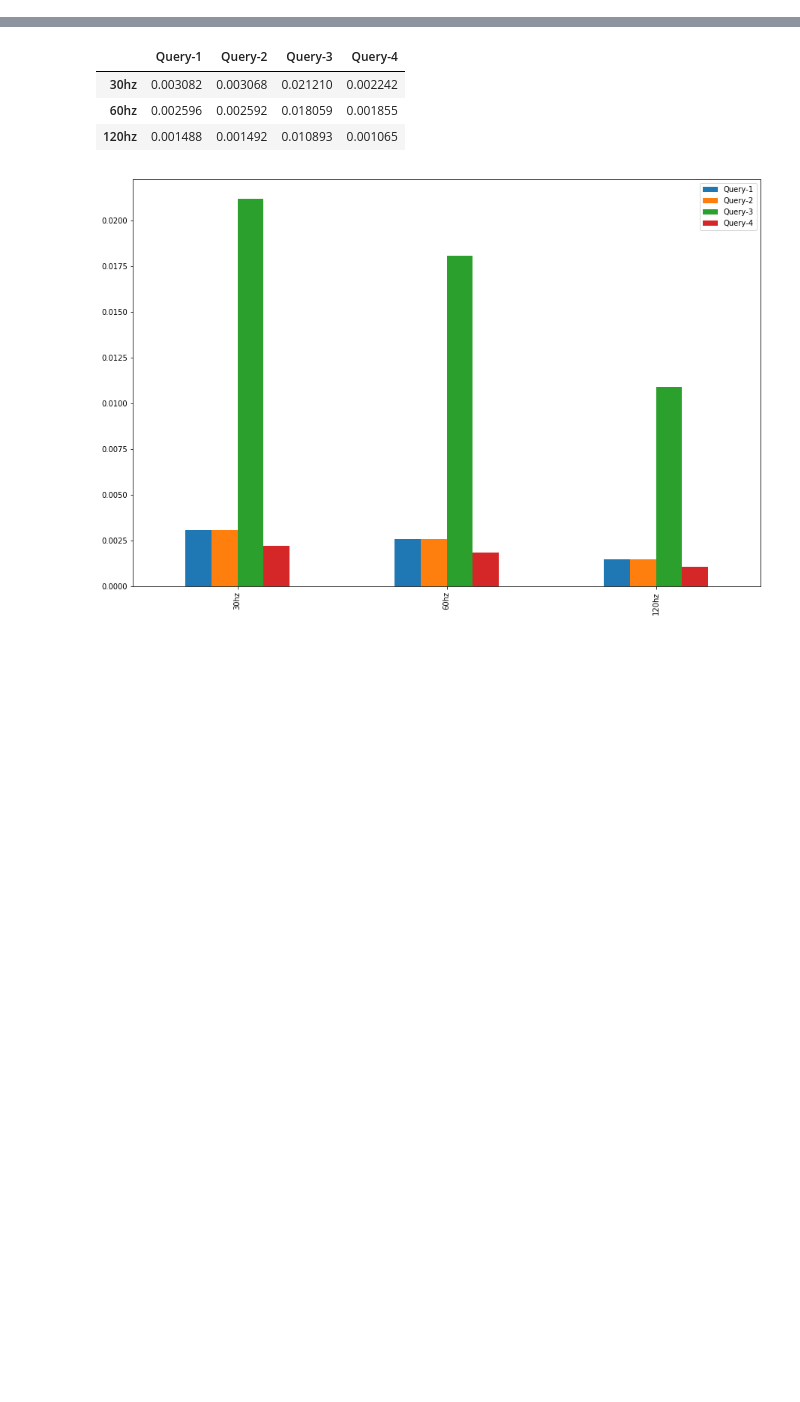
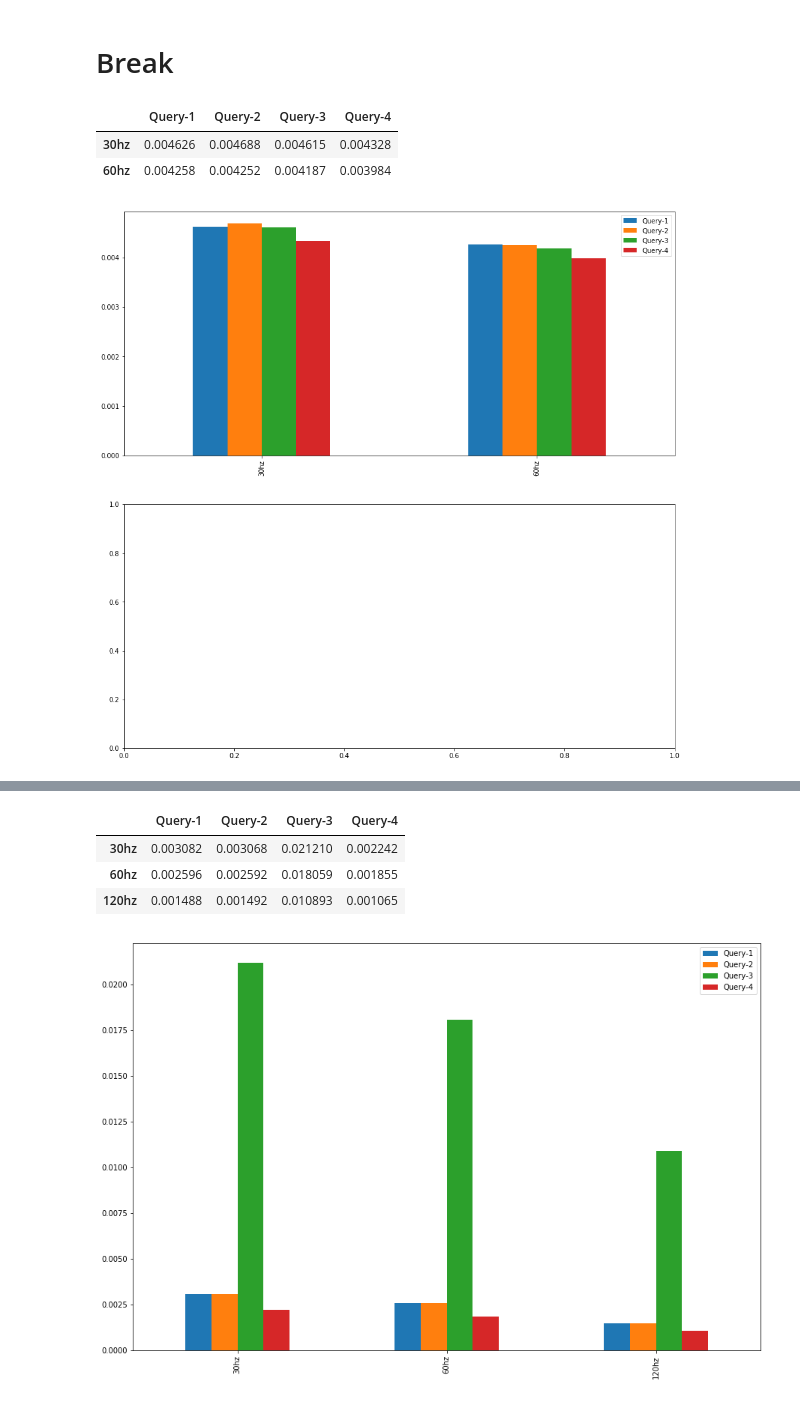
Before and after one commit to rubanraj54/research-and-developement, a Jupyter notebook: log_parser.ipynb, the cells around one changed output, grey strips where cells are left out. Drawn from its saved outputs; the diff is of its cells as text; code cells hidden in the pictures; blank space fills up the shorter version.

```diff
--- a/log_parser.ipynb
+++ b/log_parser.ipynb
@@ -76,0 +247,2 @@ def open_files(n):
+# %% [markdown]
+# Break
@@ -76,0 +257,16 @@ def open_files(n):
+# %%
+files = open_files(2)
+# %%
+avgs = get_avg_read(files)
+df2 = pd.DataFrame(avgs, columns=['Query-1', 'Query-2', 'Query-3','Query-4'],
+                   index=['30hz','60hz'])
+fig, axes = plt.subplots(nrows=2, ncols=1)
+fig.set_figheight(15)
+fig.set_figwidth(15)
+ax = df2.plot(ax=axes[0],kind='bar')
+HTML(df2.to_html(classes="table table-striped table-bordered"))
+# %% [output]
+|  | Query-1 | Query-2 | Query-3 | Query-4 |
+| 30hz | 0.004626 | 0.004688 | 0.004615 | 0.004328 |
+| 60hz | 0.004258 | 0.004252 | 0.004187 | 0.003984 |
+[figure, added]
```
Also changed, not shown: parts of 21 cells of this notebook, 6 other files.
